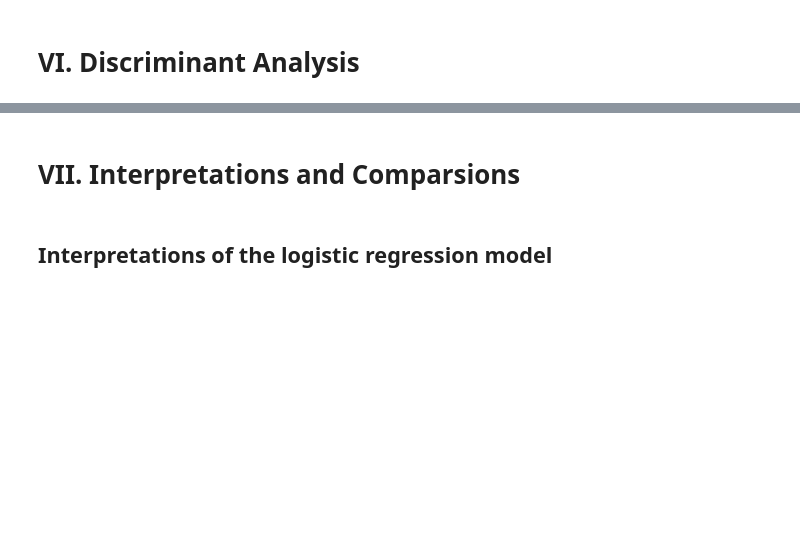
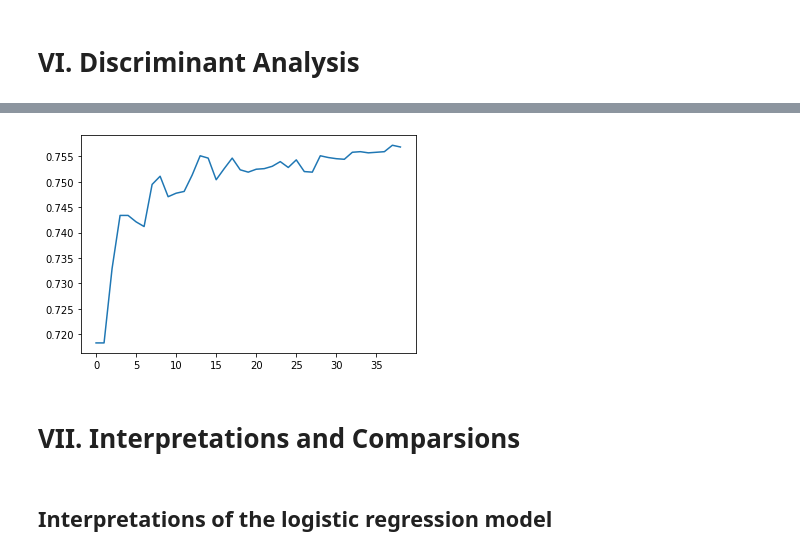
Before and after one commit to cfong32/kaggle-spaceship-titanic, a Jupyter notebook: data6100_proj2.ipynb, the cells around one changed output, grey strips where cells are left out. Cells and saved outputs as stored; diff of their text form; code cells hidden in the pictures; blank space fills up the shorter version.

```diff
--- a/data6100_proj2.ipynb
+++ b/data6100_proj2.ipynb
@@ -420,3 +431,16 @@ Mean cross-validation accuracies: 0.7659055671983224
+# %%
+NBmodel = BernoulliNB()
+scores = []
+for n in range(1, len(cols_X_NB_ordered)+1):
+    cols_X_NB = cols_X_NB_ordered[:n]
+    (X_train_NB, y_train_NB, mean_X_NB, std_X_NB) = pre_data(df, cols_X_NB)
+    cv_scores = cross_val_score(NBmodel, X_train_NB, y_train_NB, cv=5)
+    scores.append(np.mean(cv_scores))
+
+plt.plot(scores)
+plt.show()
+# %% [output]
+[figure, added]
 # %% [markdown]
 # VII. Interpretations and Comparsions
 # %% [markdown]
```
Also changed, not shown: parts of 6 cells of this notebook.
